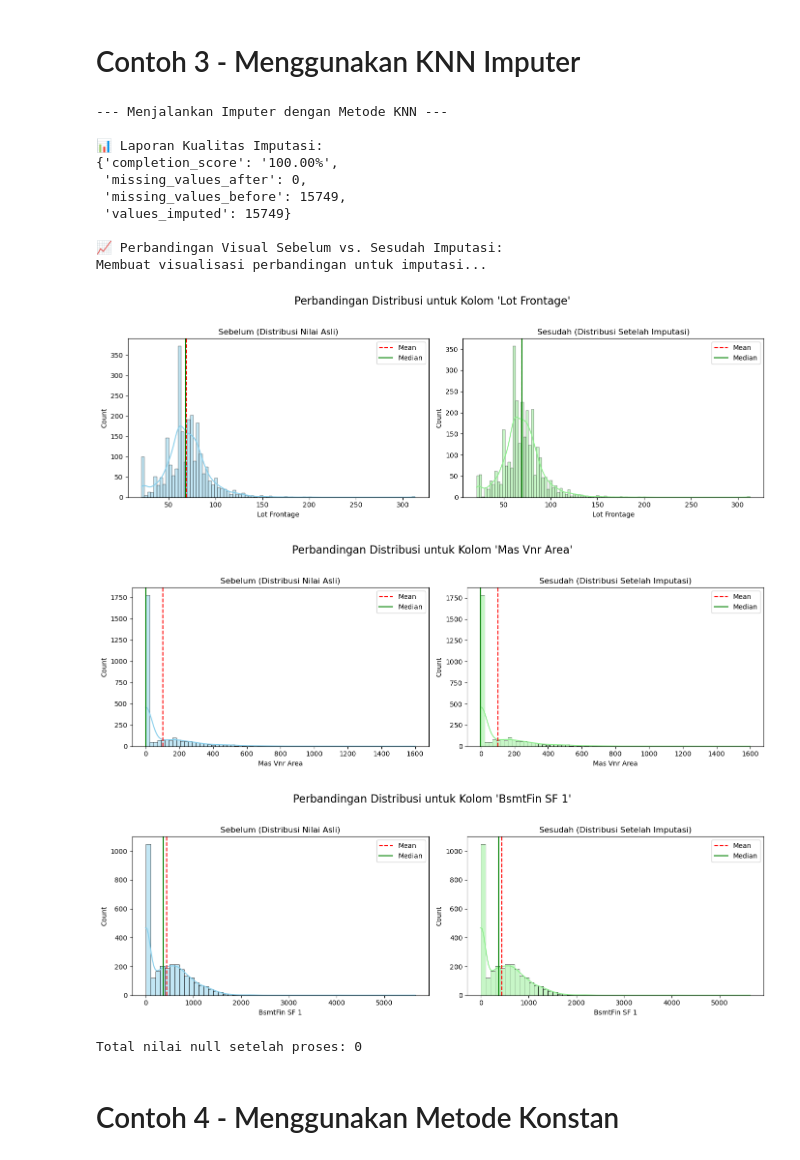
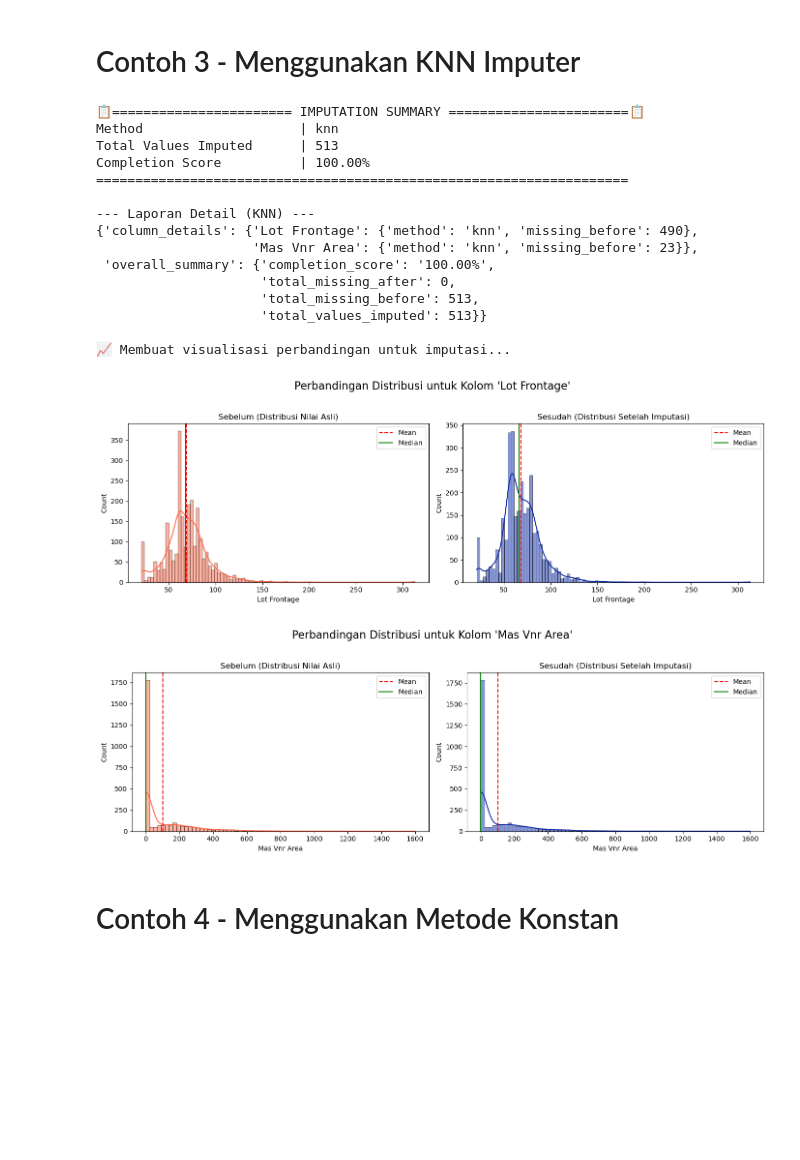
Before and after one commit to bccfilkom/noventis, a Jupyter notebook: examples/imputing.ipynb, the cells around one changed output. Cells and saved outputs as stored; diff of their text form; code cells hidden in the pictures; blank space fills up the shorter version.

```diff
--- a/examples/imputing.ipynb
+++ b/examples/imputing.ipynb
@@ -128,35 +147,37 @@ Total nilai null setelah proses: 0
 # %% [markdown]
 # Contoh 3 - Menggunakan KNN Imputer
 # %%
-print("\n--- Menjalankan Imputer dengan Metode KNN ---")
-
-imputer_knn = NoventisImputer(method='knn', n_neighbors=5)
-
+# Sel 9: Kode Contoh 3 - KNN pada Kolom Tertentu
+# Skenario: Kita percaya 'Lot Frontage' dan 'Mas Vnr Area' berkorelasi, jadi kita gunakan KNN.
+imputer_knn = NoventisImputer(
+    method='knn',
+    columns=['Lot Frontage', 'Mas Vnr Area'],
+    n_neighbors=5,
+    verbose=True
+)
 df_imputed_knn = imputer_knn.fit_transform(df_ames.copy())
 
-print("\n📊 Laporan Kualitas Imputasi:")
-report_auto = imputer_knn.get_quality_report()
-pprint(report_auto)
-
-print("\n📈 Perbandingan Visual Sebelum vs. Sesudah Imputasi:")
-imputer_knn.plot_comparison(max_cols=3)
-
-print(f"\nTotal nilai null setelah proses: {df_imputed_knn.isnull().sum().sum()}")
+print("\n--- Laporan Detail (KNN) ---")
+pprint(imputer_knn.get_quality_report())
+imputer_knn.plot_comparison(max_cols=2)
 # %% [output]
---- Menjalankan Imputer dengan Metode KNN ---
+📋======================= IMPUTATION SUMMARY =======================📋
+Method                    | knn
+Total Values Imputed      | 513
+Completion Score          | 100.00%
+====================================================================
 
-📊 Laporan Kualitas Imputasi:
-{'completion_score': '100.00%',
- 'missing_values_after': 0,
- 'missing_values_before': 15749,
- 'values_imputed': 15749}
+--- Laporan Detail (KNN) ---
+{'column_details': {'Lot Frontage': {'method': 'knn', 'missing_before': 490},
+                    'Mas Vnr Area': {'method': 'knn', 'missing_before': 23}},
+ 'overall_summary': {'completion_score': '100.00%',
+                     'total_missing_after': 0,
+                     'total_missing_before': 513,
+                     'total_values_imputed': 513}}
 
-📈 Perbandingan Visual Sebelum vs. Sesudah Imputasi:
-Membuat visualisasi perbandingan untuk imputasi...
+📈 Membuat visualisasi perbandingan untuk imputasi...
-[figure, old version]
+[figure, new version]
-[figure, old version]
+[figure, new version]
-[figure, removed]
-Total nilai null setelah proses: 0
 # %% [markdown]
 # Contoh 4 - Menggunakan Metode Konstan
 # %%
```
Also changed, not shown: parts of 3 cells of this notebook, 3 other files.
